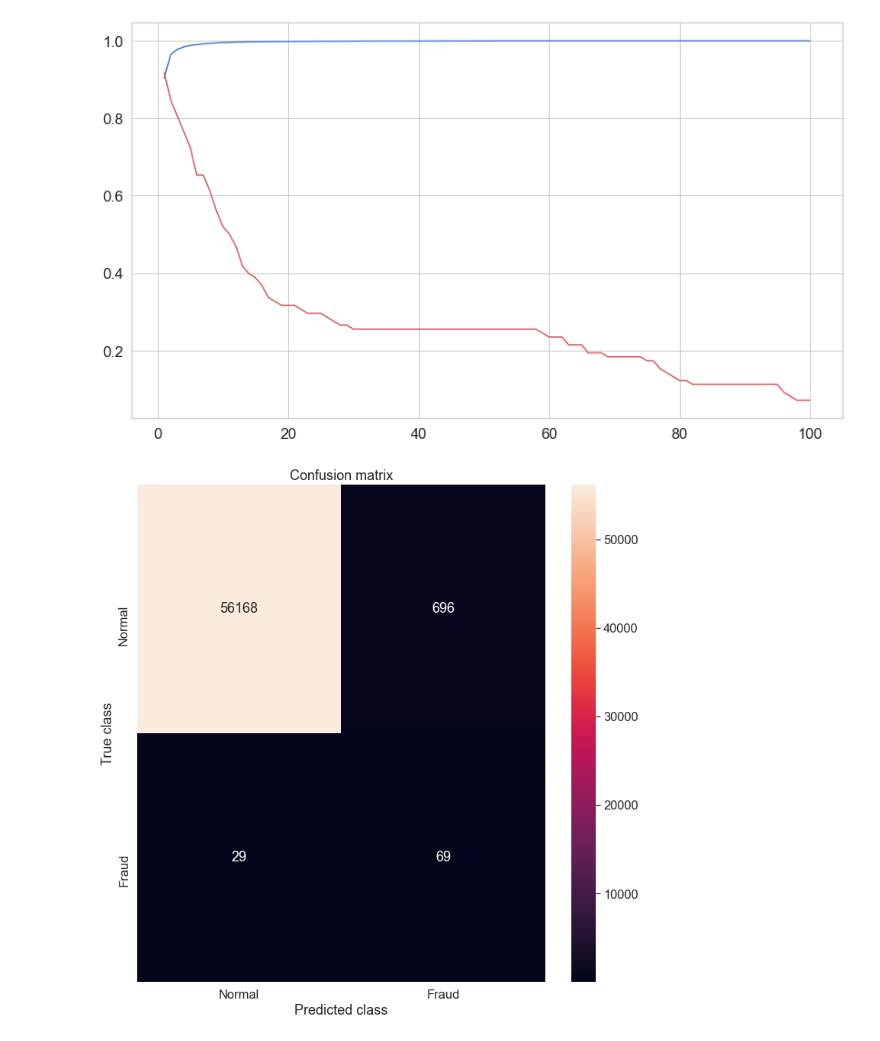
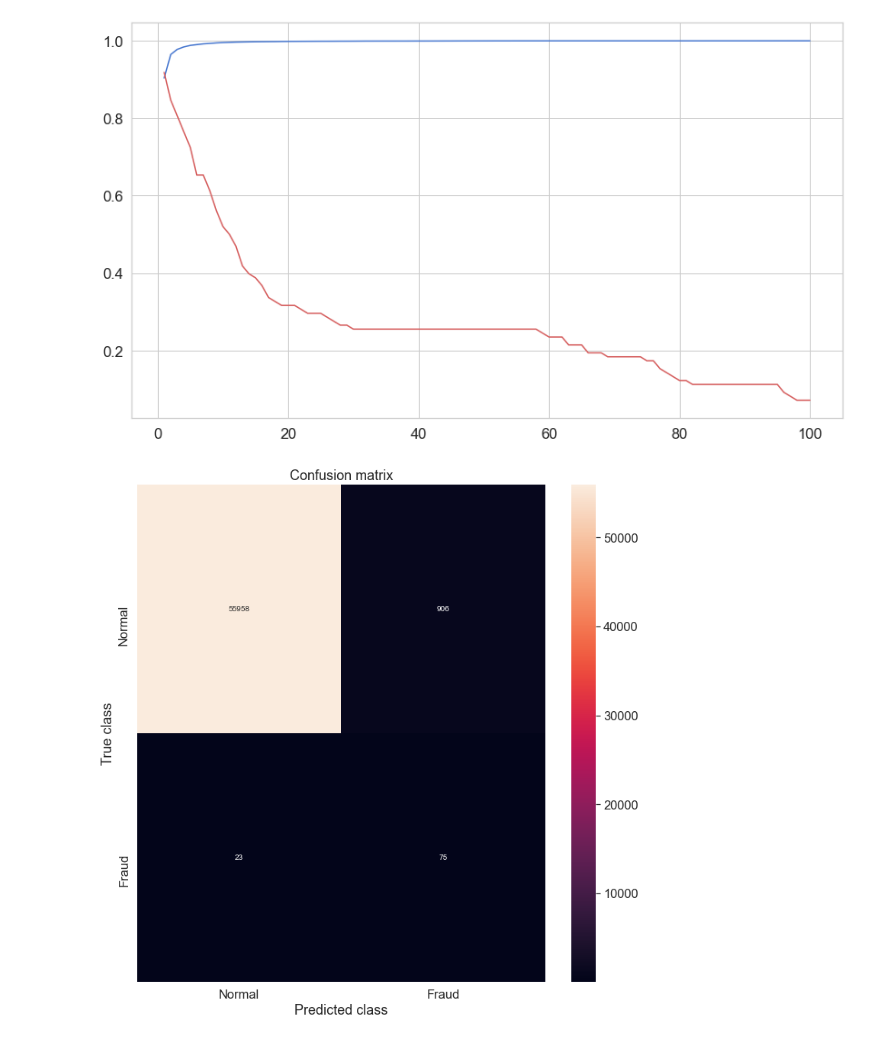
Before and after one commit to vikashachary/Alumni-Sessions, a Jupyter notebook: Unsupervised Deep Learning/Credit_Card_Fraud_Detection_using_Autoencoders_in_Keras.ipynb, the cells around one changed output. Saved outputs shown, nothing was run; the diff lists cells and outputs as text; code cells hidden in the pictures.

```diff
--- a/Unsupervised Deep Learning/Credit_Card_Fraud_Detection_using_Autoencoders_in_Keras.ipynb
+++ b/Unsupervised Deep Learning/Credit_Card_Fraud_Detection_using_Autoencoders_in_Keras.ipynb
@@ -58,6 +66,7 @@ The dataset we’re going to use can be downloaded from github. It contains data
 All variables in the dataset are numerical. The data has been transformed using PCA transformation(s) due to privacy reasons. The two features that haven’t been changed are Time and Amount. Time contains the seconds elapsed between each transaction and the first transaction in the dataset.
 # %%
 # df = pd.read_csv("https://raw.githubusercontent.com/nsethi31/Kaggle-Data-Credit-Card-Fraud-Detection/master/creditcard.csv")
-df = pd.read_csv('creditdata.csv')
+df = pd.read_csv('creditdata.csv').drop(['Unnamed: 0'], axis=1)
+print(df.columns)
 df.head(n=5)
 # %% [output]
@@ -524,15 +572,15 @@ wandb.log({" fpr, tpr @ threshold range "  : wandb.Image(fig)}, commit=True)
 # %% [output]
 [figure]
 # %%
-t = 5
+t = 4
 y_pred = [1 if e > t else 0 for e in error_df.reconstruction_error.values]
 conf_matrix = confusion_matrix(error_df.true_class, y_pred)
 plt.figure(figsize=(12, 12))
 sns.heatmap(conf_matrix, xticklabels=LABELS, yticklabels=LABELS, annot=True, fmt="d");
 plt.title("Confusion matrix")
 plt.ylabel('True class')
 plt.xlabel('Predicted class')
 plt.show()
 # %% [output]
-[figure, old version]
+[figure, new version]
 # %%
```
Also changed, not shown: parts of 18 cells of this notebook.
